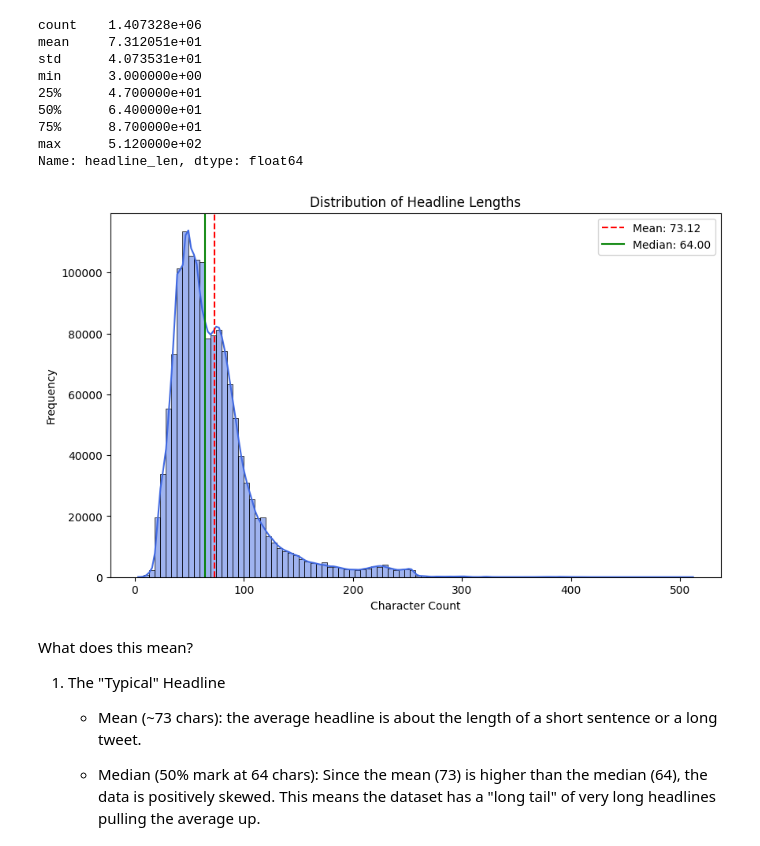
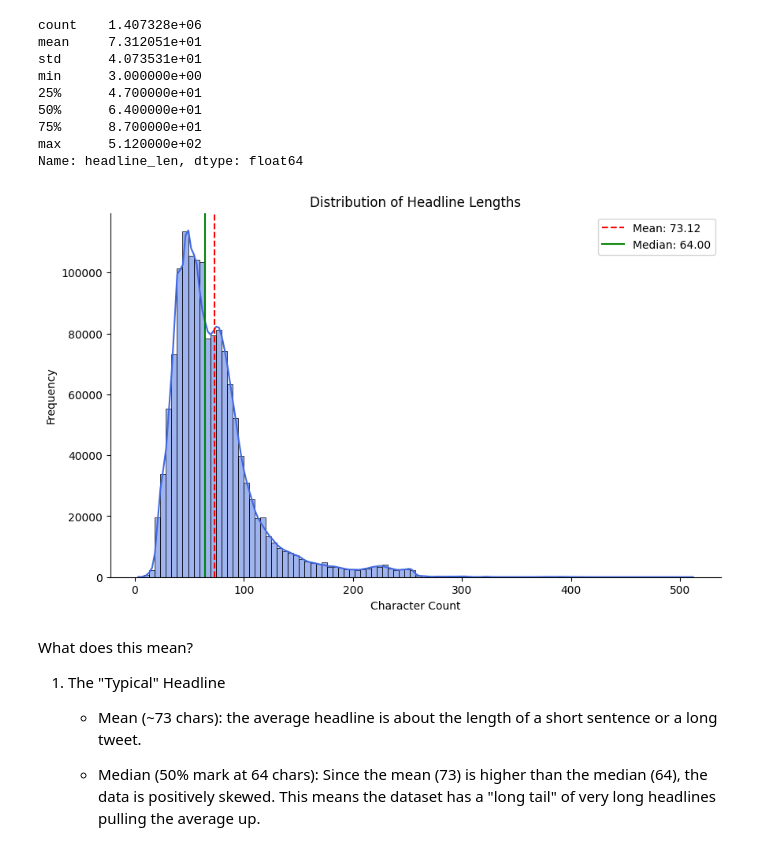
Before and after one commit to Elsh41/News-Sentiment-Analysis, a Jupyter notebook: notebooks/01_exploratory_data_analysis.ipynb, the cells around one changed output. Saved outputs shown, nothing was run; the diff lists cells and outputs as text; code cells hidden in the pictures.

```diff
--- a/notebooks/01_exploratory_data_analysis.ipynb
+++ b/notebooks/01_exploratory_data_analysis.ipynb
@@ -1,37 +1,57 @@
 # %%
+# Standard data science libraries
 import pandas as pd
 import seaborn as sns
+import numpy as np
 import matplotlib.pyplot as plt
+import matplotlib.ticker as mticker
+import warnings
+warnings.filterwarnings('ignore')
+
+# yfinance  — free library to download stock price history
+import yfinance as yf
+
+# VADER    — sentiment analyser built for short financial/social media text
+import nltk
+nltk.download('vader_lexicon', quiet=True)
+from nltk.sentiment.vader import SentimentIntensityAnalyzer
+
+# scipy    — for the Pearson correlation test
+from scipy import stats
+
+plt.rcParams['figure.dpi'] = 100
+plt.rcParams['axes.spines.top']   = False
+plt.rcParams['axes.spines.right'] = False
 
 # Load the data
 df = pd.read_csv("C:/Users/nemsa/News-Sentiment-Analysis/data/raw/raw_analyst_ratings.csv")
 
 # Task: Obtain basic statistics for textual lengths
 df['headline_len'] = df['headline'].str.len()
 print(df['headline_len'].describe())
 
 # Plot the frequency distribution graph
 plt.figure(figsize=(10, 6))
 sns.histplot(df['headline_len'], bins=100, kde=True, color='royalblue')
 plt.axvline(df['headline_len'].mean(), color='red', linestyle='--', label=f'Mean: {df["headline_len"].mean():.2f}')
 plt.axvline(df['headline_len'].median(), color='green', linestyle='-', label=f'Median: {df["headline_len"].median():.2f}')
 
 plt.title('Distribution of Headline Lengths')
 plt.xlabel('Character Count')
 plt.ylabel('Frequency')
 plt.legend()
 plt.show()
 # %% [output]
 count    1.407328e+06
 mean     7.312051e+01
 std      4.073531e+01
 min      3.000000e+00
 25%      4.700000e+01
 50%      6.400000e+01
 75%      8.700000e+01
 max      5.120000e+02
 Name: headline_len, dtype: float64
-[figure, old version]
+[figure, new version]
 # %% [markdown]
 What does this mean?
 
```
Also changed, not shown: parts of 8 cells of this notebook.
